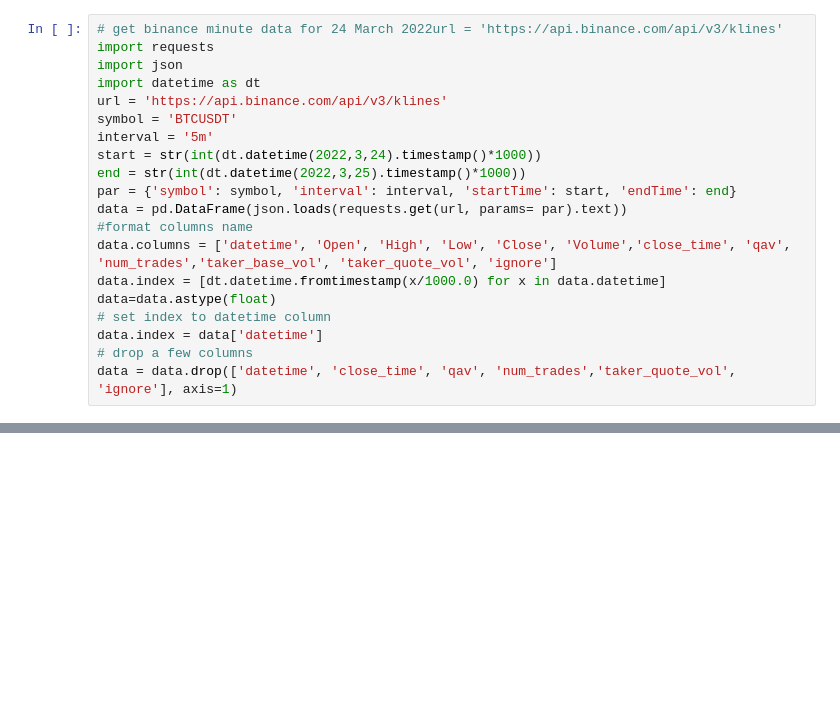
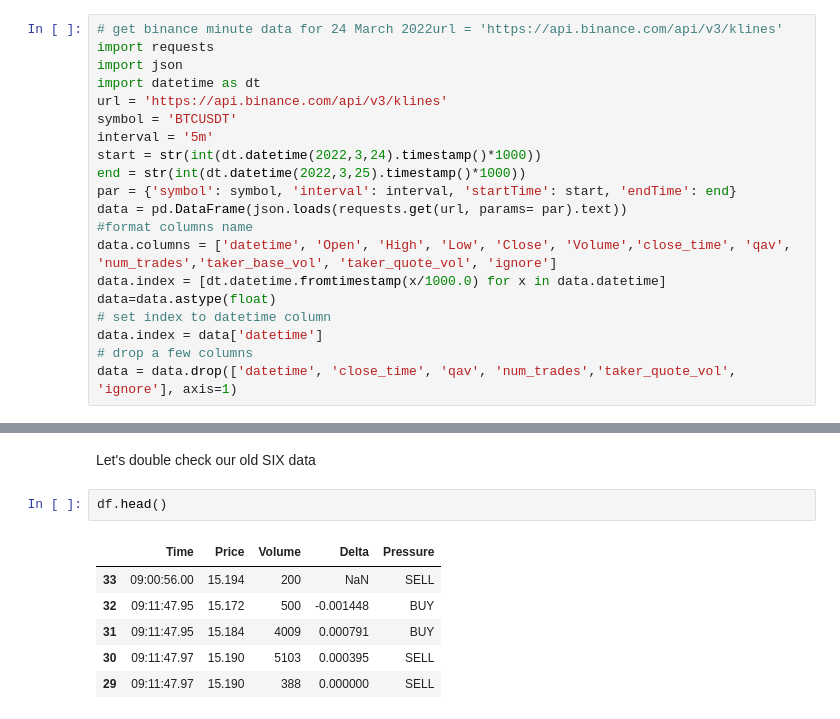
Before and after one commit to algo-dude/ETPLiquidity, a Jupyter notebook: liquidity.ipynb, the cells around one changed output, grey strips where cells are left out. Cells and saved outputs as stored; diff of their text form; blank space fills up the shorter version.

```diff
--- a/liquidity.ipynb
+++ b/liquidity.ipynb
@@ -260,0 +370,11 @@ data.index = data['datetime']
+# %% [markdown]
+Let's double check our old SIX data
+# %%
+df.head()
+# %% [output]
+|  | Time | Price | Volume | Delta | Pressure |
+| 33 | 09:00:56.00 | 15.194 | 200 | NaN | SELL |
+| 32 | 09:11:47.95 | 15.172 | 500 | -0.001448 | BUY |
+| 31 | 09:11:47.95 | 15.184 | 4009 | 0.000791 | BUY |
+| 30 | 09:11:47.97 | 15.190 | 5103 | 0.000395 | SELL |
+| 29 | 09:11:47.97 | 15.190 | 388 | 0.000000 | SELL |
```
Also changed, not shown: parts of 22 cells of this notebook.
